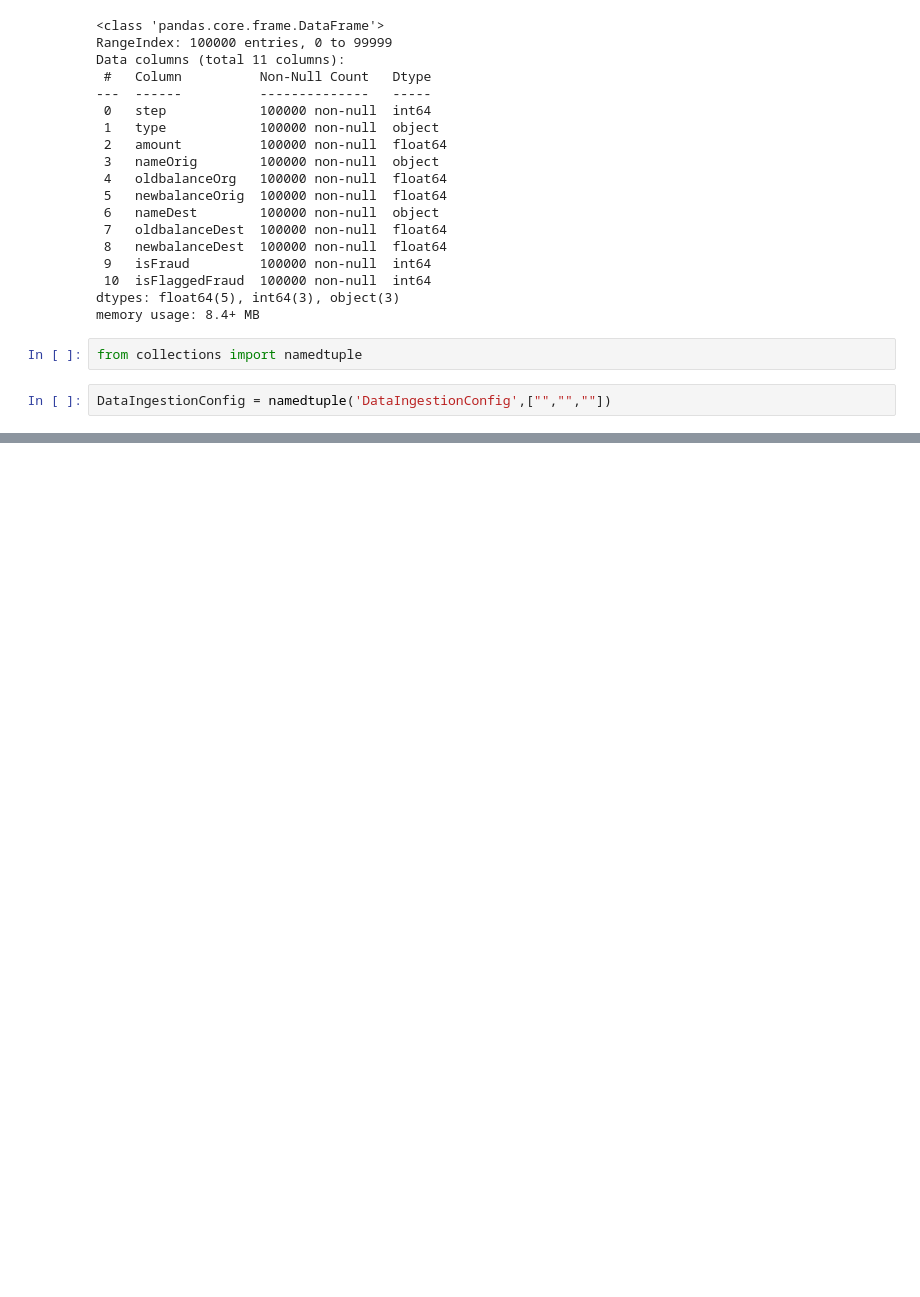
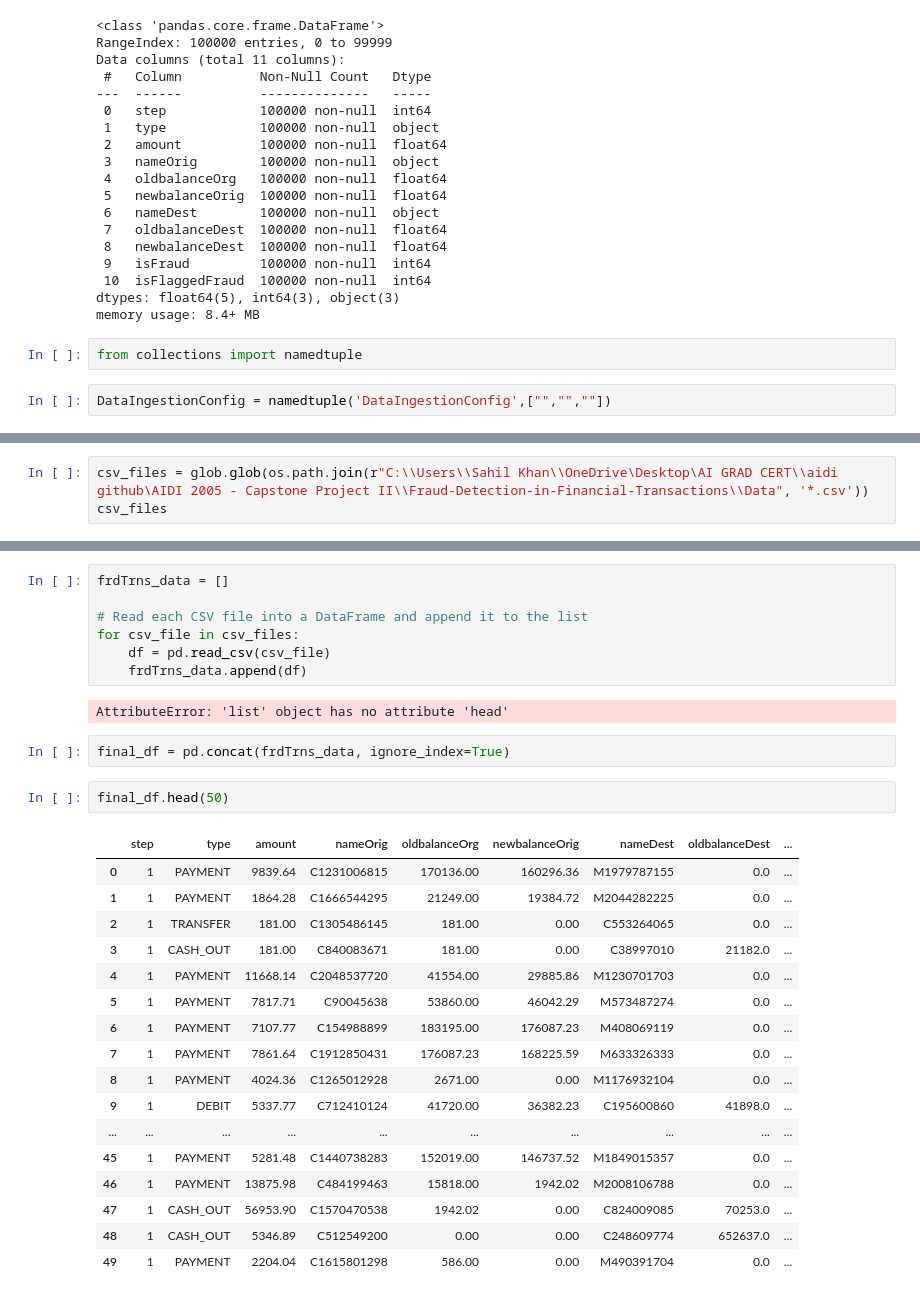
Before and after one commit to sahil82764/Fraud-Detection-in-Financial-Transactions, a Jupyter notebook: notebook/example.ipynb, the cells around one changed output, grey strips where cells are left out. Drawn from its saved outputs; the diff is of its cells as text; blank space fills up the shorter version.

Commit message:
updated files data validation

```diff
--- a/notebook/example.ipynb
+++ b/notebook/example.ipynb
@@ -50,0 +55,3 @@ DataIngestionConfig = namedtuple('DataIngestionConfig',["","",""])
+# %%
+csv_files = glob.glob(os.path.join(r"C:\\Users\\Sahil Khan\\OneDrive\Desktop\AI GRAD CERT\\aidi github\AIDI 2005 - Capstone Project II\\Fraud-Detection-in-Financial-Transactions\\Data", '*.csv'))
+csv_files
@@ -50,0 +76,31 @@ DataIngestionConfig = namedtuple('DataIngestionConfig',["","",""])
+# %%
+frdTrns_data = []
+
+# Read each CSV file into a DataFrame and append it to the list
+for csv_file in csv_files:
+    df = pd.read_csv(csv_file)
+    frdTrns_data.append(df)
+# %% [output]
+AttributeError: 'list' object has no attribute 'head'
+# %%
+final_df = pd.concat(frdTrns_data, ignore_index=True)
+# %%
+final_df.head(50)
+# %% [output]
+|  | step | type | amount | nameOrig | oldbalanceOrg | newbalanceOrig | nameDest | oldbalanceDest | ... |
+| 0 | 1 | PAYMENT | 9839.64 | C1231006815 | 170136.00 | 160296.36 | M1979787155 | 0.0 | ... |
+| 1 | 1 | PAYMENT | 1864.28 | C1666544295 | 21249.00 | 19384.72 | M2044282225 | 0.0 | ... |
+| 2 | 1 | TRANSFER | 181.00 | C1305486145 | 181.00 | 0.00 | C553264065 | 0.0 | ... |
+| 3 | 1 | CASH_OUT | 181.00 | C840083671 | 181.00 | 0.00 | C38997010 | 21182.0 | ... |
+| 4 | 1 | PAYMENT | 11668.14 | C2048537720 | 41554.00 | 29885.86 | M1230701703 | 0.0 | ... |
+| 5 | 1 | PAYMENT | 7817.71 | C90045638 | 53860.00 | 46042.29 | M573487274 | 0.0 | ... |
+| 6 | 1 | PAYMENT | 7107.77 | C154988899 | 183195.00 | 176087.23 | M408069119 | 0.0 | ... |
+| 7 | 1 | PAYMENT | 7861.64 | C1912850431 | 176087.23 | 168225.59 | M633326333 | 0.0 | ... |
+| 8 | 1 | PAYMENT | 4024.36 | C1265012928 | 2671.00 | 0.00 | M1176932104 | 0.0 | ... |
+| 9 | 1 | DEBIT | 5337.77 | C712410124 | 41720.00 | 36382.23 | C195600860 | 41898.0 | ... |
+| ... | ... | ... | ... | ... | ... | ... | ... | ... | ... |
+| 45 | 1 | PAYMENT | 5281.48 | C1440738283 | 152019.00 | 146737.52 | M1849015357 | 0.0 | ... |
+| 46 | 1 | PAYMENT | 13875.98 | C484199463 | 15818.00 | 1942.02 | M2008106788 | 0.0 | ... |
+| 47 | 1 | CASH_OUT | 56953.90 | C1570470538 | 1942.02 | 0.00 | C824009085 | 70253.0 | ... |
+| 48 | 1 | CASH_OUT | 5346.89 | C512549200 | 0.00 | 0.00 | C248609774 | 652637.0 | ... |
+| 49 | 1 | PAYMENT | 2204.04 | C1615801298 | 586.00 | 0.00 | M490391704 | 0.0 | ... |
```
Also changed, not shown: parts of 11 cells of this notebook, 4 other files.
